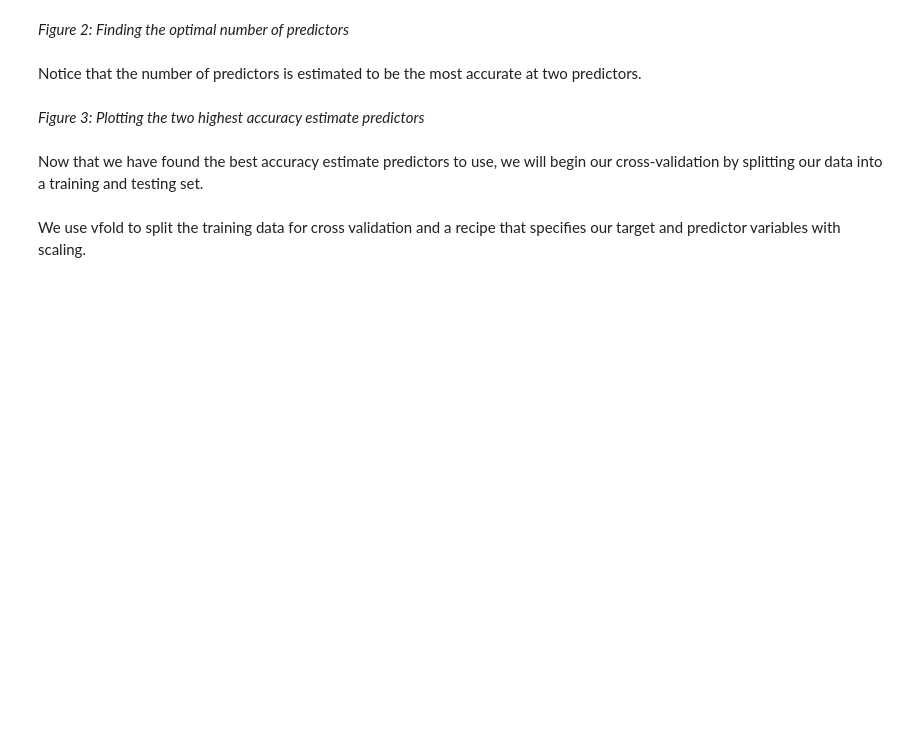
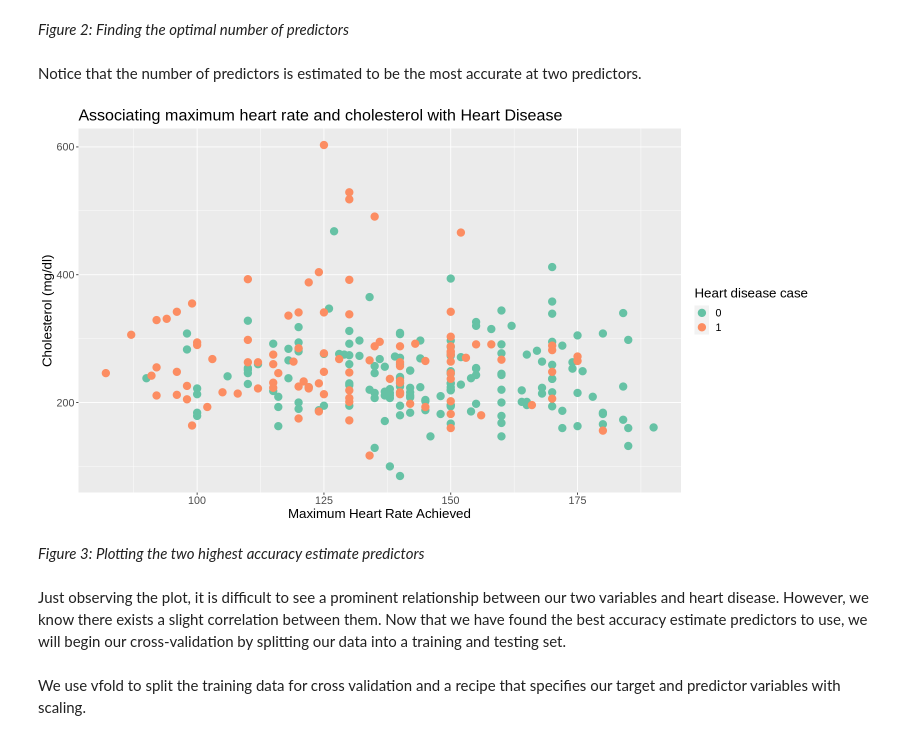
Before and after one commit to jaden-lai/DSCI-100-006-21, a Jupyter notebook: project_final.ipynb, the cells around one changed output. Saved outputs shown, nothing was run; the diff lists cells and outputs as text; code cells hidden in the pictures; blank space fills up the shorter version.

```diff
--- a/project_final.ipynb
+++ b/project_final.ipynb
@@ -241,18 +247,20 @@ Notice that the number of predictors is estimated to be the most accurate at two
 # %%
 options(repr.plot.width = 13, repr.plot.height = 7)
 
 heart_disease_plot_best <- heart_disease_hungarian |>
     ggplot(aes(x = maximum_heart_rate_achieved, y = cholesterol, color = heart_disease_cases)) +
-        geom_point(size = 3) +
+        geom_point(size = 4) +
         labs(x = "Maximum Heart Rate Achieved", y = "Cholesterol (mg/dl)", color = "Heart disease case", title = "Associating maximum heart rate and cholesterol with Heart Disease") +
         scale_color_brewer(palette = "Set2") +
         theme(text = element_text(size = 16))
 
 heart_disease_plot_best
+# %% [output]
+[figure, added]
 # %% [markdown]
 *Figure 3: Plotting the two highest accuracy estimate predictors*
 # %% [markdown]
-Now that we have found the best accuracy estimate predictors to use, we will begin our cross-validation by splitting our data into a training and testing set.
+Just observing the plot, it is difficult to see a prominent relationship between our two variables and heart disease. However, we know there exists a slight correlation between them. Now that we have found the best accuracy estimate predictors to use, we will begin our cross-validation by splitting our data into a training and testing set.
 # %%
 set.seed(27)
 hd_keep <- select(heart_disease_hungarian, maximum_heart_rate_achieved, cholesterol,heart_disease_cases)
```
Also changed, not shown: parts of 13 cells of this notebook.
